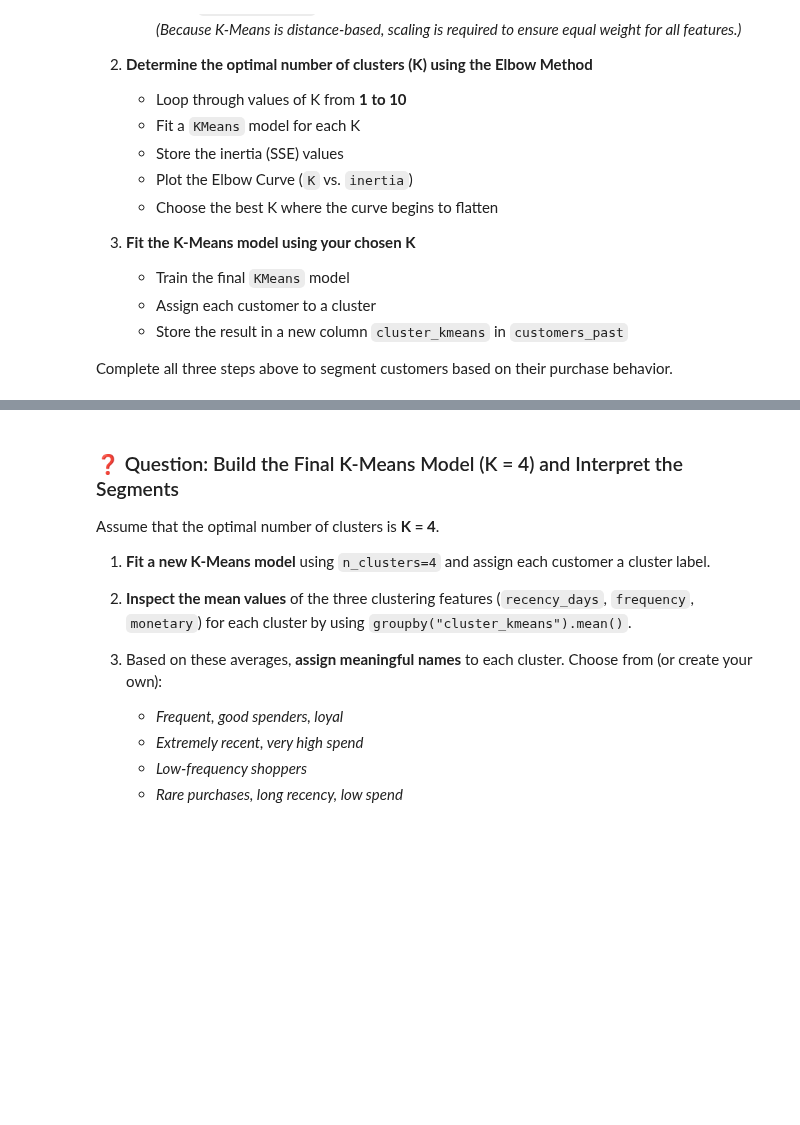
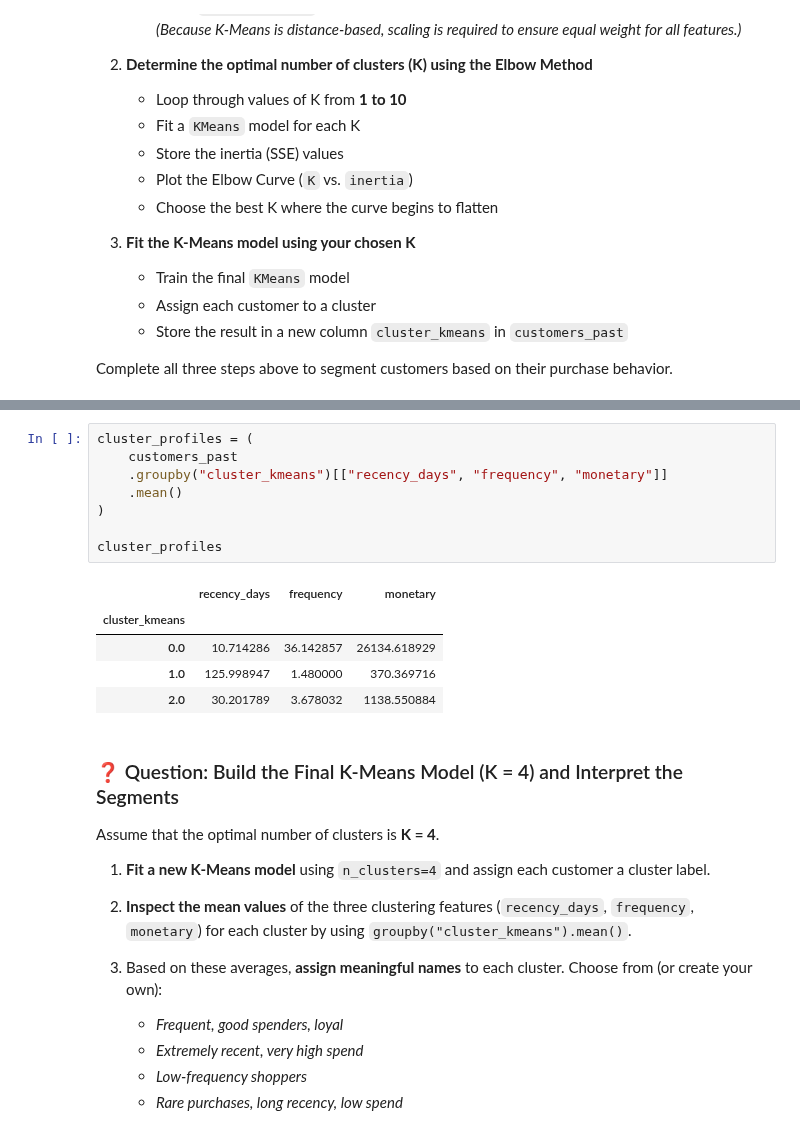
Before and after one commit to JanaAliCS/machine_leanring, a Jupyter notebook: Assignment_4.ipynb, the cells around one changed output, grey strips where cells are left out. Saved outputs shown, nothing was run; the diff lists cells and outputs as text; blank space fills up the shorter version.

```diff
--- a/Assignment_4.ipynb
+++ b/Assignment_4.ipynb
@@ -911,3 +947,17 @@ Complete all three steps above to segment customers based on their purchase beha
+# %%
+cluster_profiles = (
+    customers_past
+    .groupby("cluster_kmeans")[["recency_days", "frequency", "monetary"]]
+    .mean()
+)
+
+cluster_profiles
+# %% [output]
+|  | recency_days | frequency | monetary |
+| cluster_kmeans |  |  |  |
+| 0.0 | 10.714286 | 36.142857 | 26134.618929 |
+| 1.0 | 125.998947 | 1.480000 | 370.369716 |
+| 2.0 | 30.201789 | 3.678032 | 1138.550884 |
 # %% [markdown]
 ### ❓ Question: Build the Final K-Means Model (K = 4) and Interpret the Segments
 
```
Also changed, not shown: parts of 4 cells of this notebook.
